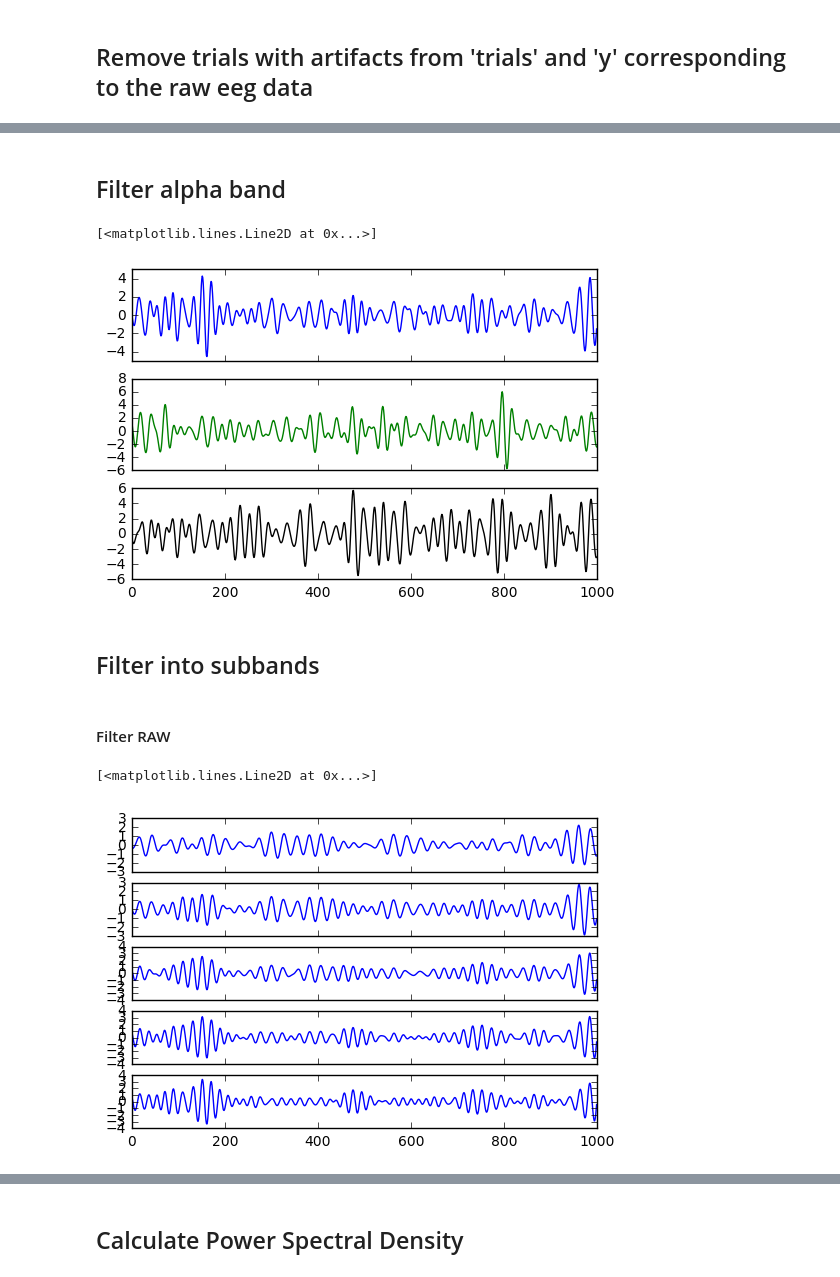
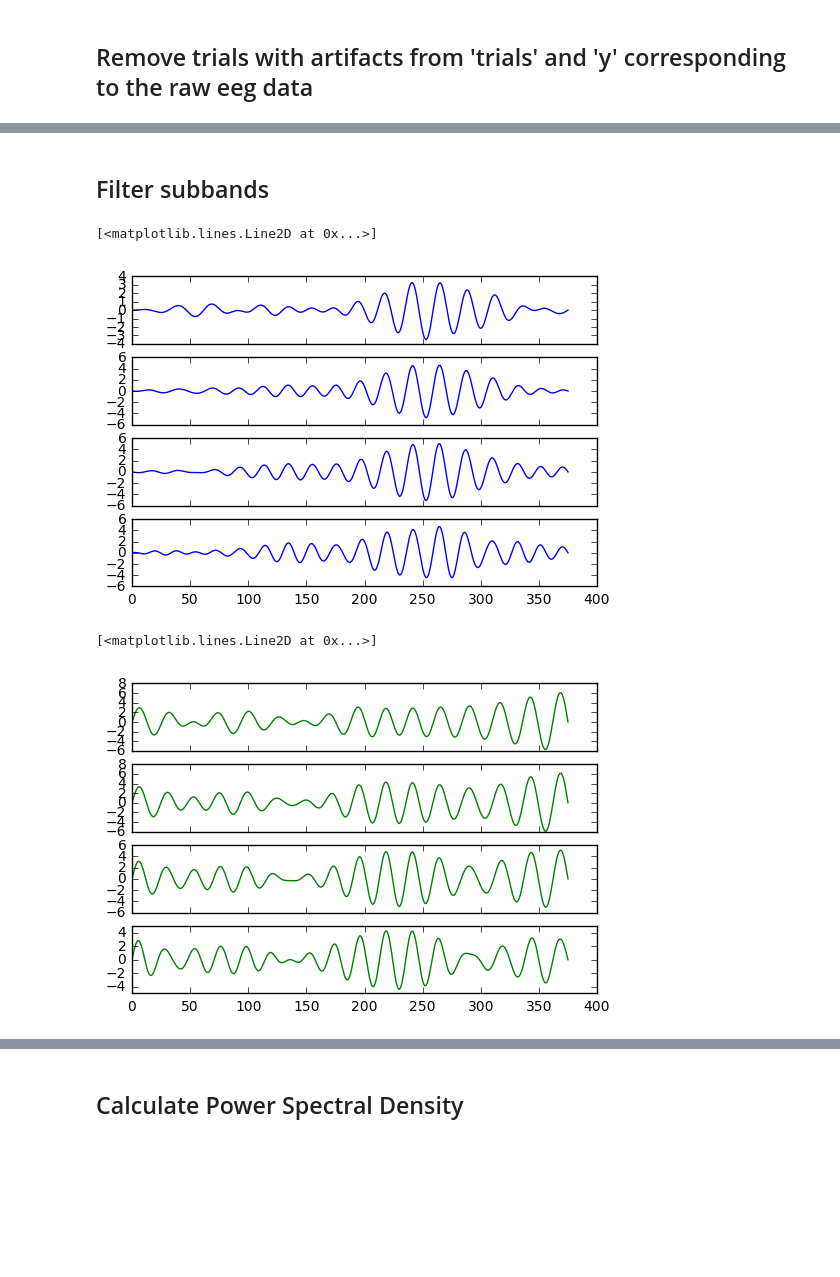
Before and after one commit to solversa/Master-Thesis-Brain-Machine-Interface, a Jupyter notebook: Code/eeg_feature_extraction/EEG_Sub_Bandpower_Feature_Extraction.ipynb, the cells around one changed output, grey strips where cells are left out. Cells and saved outputs as stored; diff of their text form; code cells hidden in the pictures; blank space fills up the shorter version.

```diff
--- a/Code/eeg_feature_extraction/EEG_Sub_Bandpower_Feature_Extraction.ipynb
+++ b/Code/eeg_feature_extraction/EEG_Sub_Bandpower_Feature_Extraction.ipynb
@@ -30,7 +31,7 @@ Alpha sub bands:
 ## Read raw eeg data
 # %%
 # Load Raw EEG
-raw_fname = '/Users/leonardrychly/Dropbox/[TUM]/4. WiSe 1617/Masterarbeit/Code/eeg_feature_extraction/exp_1-raw.fif'
+raw_fname = '/Users/leonardrychly/Dropbox/[TUM]/4. WiSe 1617/Masterarbeit/Code/eeg_feature_extraction/exp_0-raw.fif'
 raw = mne.io.read_raw_fif(raw_fname, add_eeg_ref=False).load_data()
 
 # Remove EOG channels (channels 4-6)
@@ -85,24 +99,29 @@ ax2.plot(np.arange(len(raw_segment[2])), raw_segment[2], c='black')
 # %% [markdown]
-## Filter alpha band
+## Filter subbands
 # %%
-raw_temp = raw.copy()    #  make copy of raw to band pass filter and keep original
+# Custom filter length
+filter_len = int((trial_len + rest_len) * freq_s)
 
-raw_alpha = raw_temp.filter(l_freq=alpha_range[0], h_freq=alpha_range[1],
-                            filter_length='auto', l_trans_bandwidth='auto',
-                            h_trans_bandwidth='auto', n_jobs=1, method='fir',
-                            iir_params=None, phase='zero', fir_window='hamming')
+raw_alpha_sub_list = [[] for _ in range(len(alpha_subbands_frq))]
+for sb_idx, subband in enumerate(alpha_subbands_frq):
+    raw_temp = raw_trial_crop.copy()
+    raw_alpha_sub_list[sb_idx] = raw_temp.filter(l_freq=subband[0], h_freq=subband[1],
+                                                 filter_length=filter_len, l_trans_bandwidth='auto',
+                                                 h_trans_bandwidth='auto', n_jobs=1, method='fir',
+                                                 iir_params=None, phase='zero', fir_window='hamming')
+# %%
+# Plot
+raw_sub_segment_0, times = raw_alpha_sub_list[0][:, :]
+raw_sub_segment_1, times = raw_alpha_sub_list[1][:, :]
+raw_sub_segment_2, times = raw_alpha_sub_list[2][:, :]
+raw_sub_segment_3, times = raw_alpha_sub_list[3][:, :]
 # %%
-# Plot
-raw_segment, times = raw_alpha[:, start:stop]
-
-f, (ax0, ax1, ax2) = plt.subplots(3, sharex=True)
-ax0.plot(np.arange(len(raw_segment[0])), raw_segment[0], c='blue')
-ax1.plot(np.arange(len(raw_segment[1])), raw_segment[1], c='green')
-ax2.plot(np.arange(len(raw_segment[2])), raw_segment[2], c='black')
+# Sub bands of channel 1
+f, (ax0, ax1, ax2, ax3) = plt.subplots(4, sharex=True)
+ax0.plot(np.arange(len(raw_sub_segment_0[0])), raw_sub_segment_0[0], c='blue')
+ax1.plot(np.arange(len(raw_sub_segment_1[0])), raw_sub_segment_1[0], c='blue')
+ax2.plot(np.arange(len(raw_sub_segment_2[0])), raw_sub_segment_2[0], c='blue')
+ax3.plot(np.arange(len(raw_sub_segment_3[0])), raw_sub_segment_3[0], c='blue')
 # %% [output]
 [<matplotlib.lines.Line2D at 0x...>]
-[figure, old version]
+[figure, new version]
-# %% [markdown]
-## Filter into subbands
-# %% [markdown]
-#### Filter RAW
@@ -117,19 +128,11 @@ for sb_idx, subband in enumerate(alpha_subbands_frq):
-# %%
-# Plot
-raw_sub_segment_0, times = raw_alpha_sub_list[0][:, start:stop]
-raw_sub_segment_1, times = raw_alpha_sub_list[1][:, start:stop]
-raw_sub_segment_2, times = raw_alpha_sub_list[2][:, start:stop]
-raw_sub_segment_3, times = raw_alpha_sub_list[3][:, start:stop]
-raw_sub_segment_4, times = raw_alpha_sub_list[4][:, start:stop]
 # %%
-# Sub bands of channel 1
-f, (ax0, ax1, ax2, ax3, ax4) = plt.subplots(5, sharex=True)
-ax0.plot(np.arange(len(raw_sub_segment_0[0])), raw_sub_segment_0[0], c='blue')
-ax1.plot(np.arange(len(raw_sub_segment_1[0])), raw_sub_segment_1[0], c='blue')
-ax2.plot(np.arange(len(raw_sub_segment_2[0])), raw_sub_segment_2[0], c='blue')
-ax3.plot(np.arange(len(raw_sub_segment_3[0])), raw_sub_segment_3[0], c='blue')
-ax4.plot(np.arange(len(raw_sub_segment_4[0])), raw_sub_segment_4[0], c='blue')
+# Sub bands of channel 2
+f, (ax0, ax1, ax2, ax3) = plt.subplots(4, sharex=True)
+ax0.plot(np.arange(len(raw_sub_segment_0[1])), raw_sub_segment_0[1], c='green')
+ax1.plot(np.arange(len(raw_sub_segment_1[1])), raw_sub_segment_1[1], c='green')
+ax2.plot(np.arange(len(raw_sub_segment_2[1])), raw_sub_segment_2[1], c='green')
+ax3.plot(np.arange(len(raw_sub_segment_3[1])), raw_sub_segment_3[1], c='green')
 # %% [output]
 [<matplotlib.lines.Line2D at 0x...>]
-[figure, old version]
+[figure, new version]
 # %%
```
Also changed, not shown: parts of 35 cells of this notebook.
